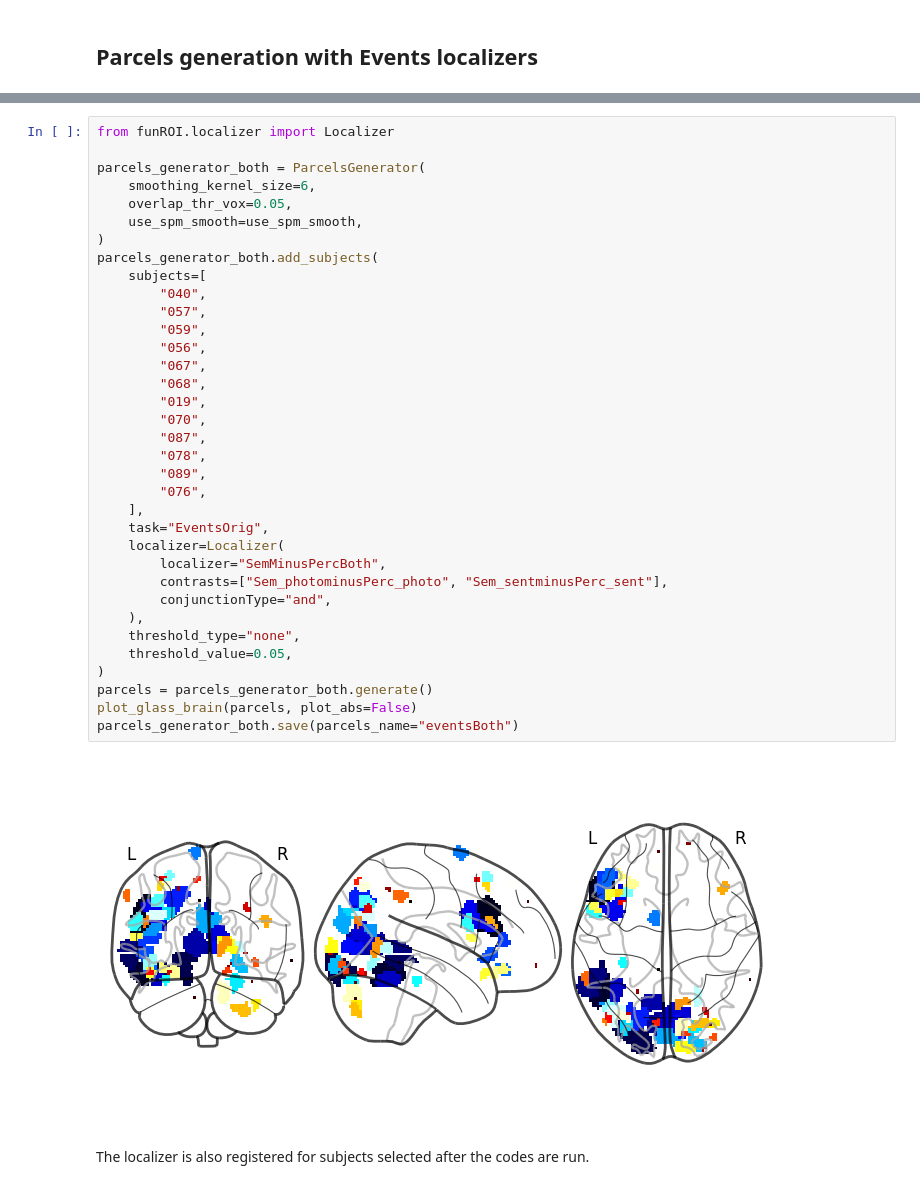
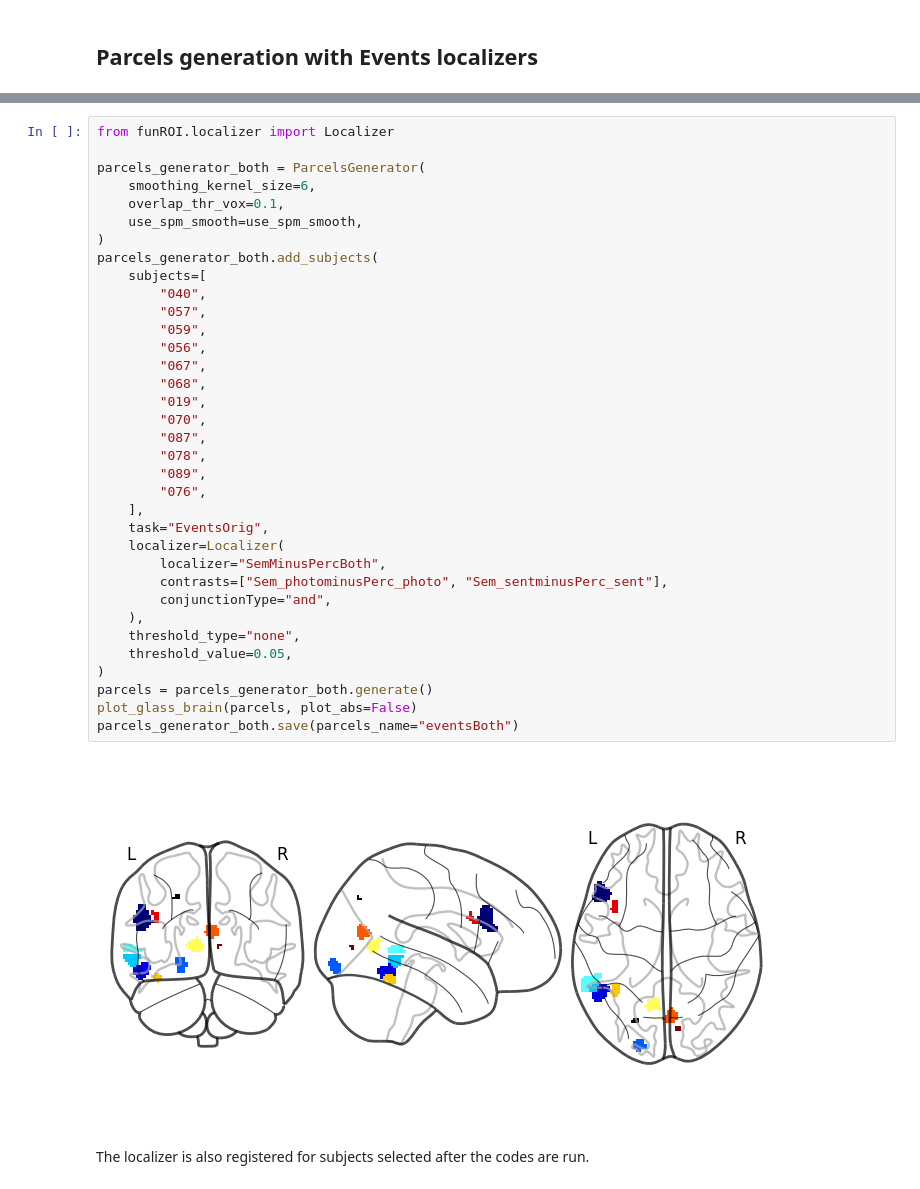
Before and after one commit to GT-LIT-Lab/funROI-internal-test, a Jupyter notebook: old_scripts/1-parcels_generation.ipynb, the cells around one changed output, grey strips where cells are left out. Cells and saved outputs as stored; diff of their text form.

```diff
--- a/funROI_replication_scripts/1-parcels_generation.ipynb
+++ b/old_scripts/1-parcels_generation.ipynb
@@ -143,38 +159,38 @@ from funROI.localizer import Localizer
 
 parcels_generator_both = ParcelsGenerator(
     smoothing_kernel_size=6,
-    overlap_thr_vox=0.05,
+    overlap_thr_vox=0.1,
     use_spm_smooth=use_spm_smooth,
 )
 parcels_generator_both.add_subjects(
     subjects=[
         "040",
         "057",
         "059",
         "056",
         "067",
         "068",
         "019",
         "070",
         "087",
         "078",
         "089",
         "076",
     ],
     task="EventsOrig",
     localizer=Localizer(
         localizer="SemMinusPercBoth",
         contrasts=["Sem_photominusPerc_photo", "Sem_sentminusPerc_sent"],
         conjunctionType="and",
     ),
     threshold_type="none",
     threshold_value=0.05,
 )
 parcels = parcels_generator_both.generate()
 plot_glass_brain(parcels, plot_abs=False)
 parcels_generator_both.save(parcels_name="eventsBoth")
 # %% [output]
-[figure, old version]
+[figure, new version]
 # %% [markdown]
 The localizer is also registered for subjects selected after the codes are run.
 # %% [markdown]
```
Also changed, not shown: parts of 4 cells of this notebook, 37 other files.
